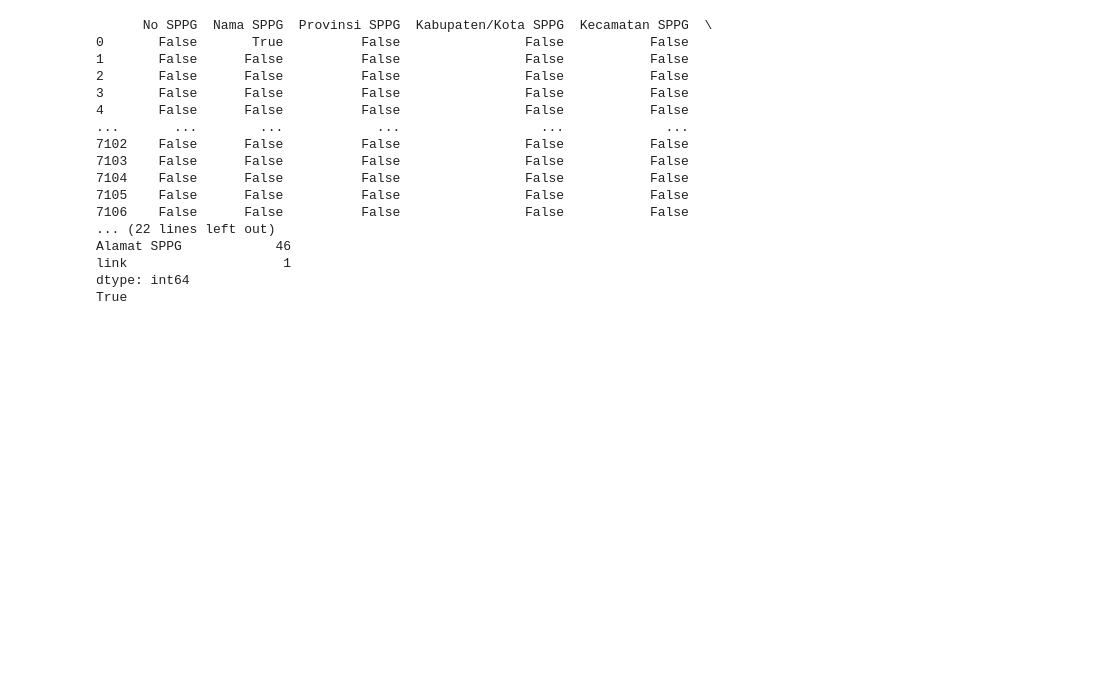
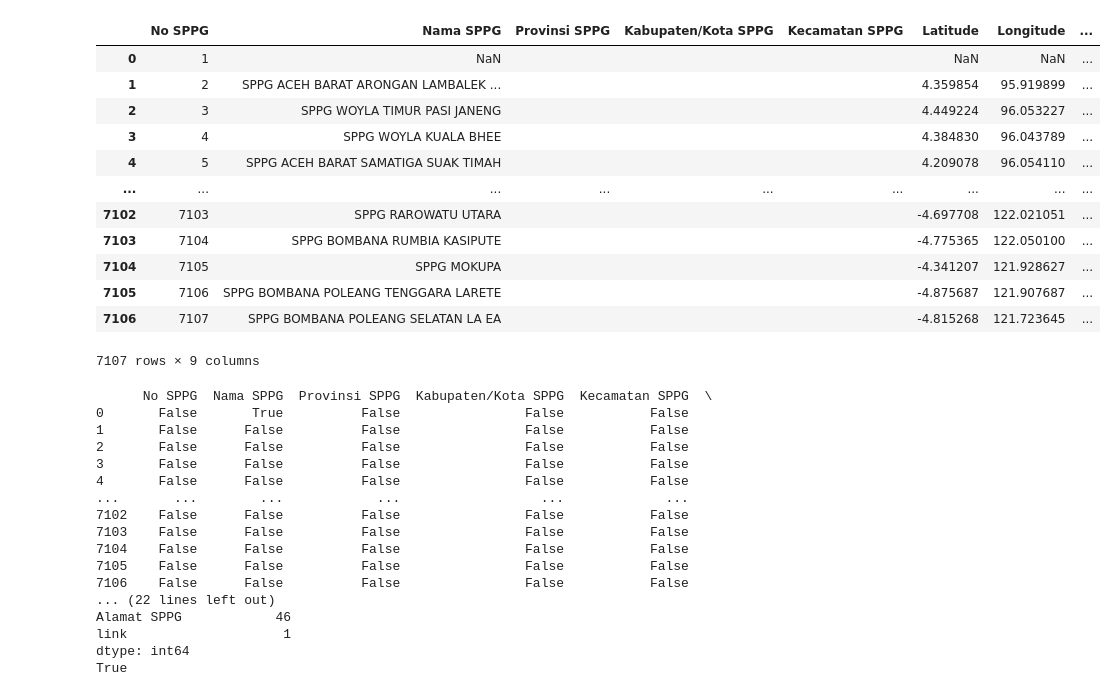
Before and after one commit to makinoharuy/cleansing_mapid, a Jupyter notebook: mapid_cleansingdata/cleansing_data.ipynb, the cells around one changed output. Drawn from its saved outputs; the diff is of its cells as text; code cells hidden in the pictures; blank space fills up the shorter version.

```diff
--- a/mapid_cleansingdata/cleansing_data.ipynb
+++ b/mapid_cleansingdata/cleansing_data.ipynb
@@ -36,28 +51,44 @@ baris awal: 7,107
 # %%
 df = df.rename(columns={
     'title':'Nama SPPG',
     'address':'Alamat SPPG',
     'latitude':'Latitude',
     'longitude':'Longitude',
     'link':'link',
 })
 
 
 df.insert(0, 'No SPPG', range(1, len(df)+1))
 
 for col in ['Provinsi SPPG','Kabupaten/Kota SPPG','Kecamatan SPPG']:
     if col not in df.columns:
         df[col] = ''
 
 
 
 final_column = ['No SPPG','Nama SPPG','Provinsi SPPG',
 
                'Kabupaten/Kota SPPG','Kecamatan SPPG',
 
                'Latitude','Longitude','Alamat SPPG','link']
 
 df = df[final_column]
+
+df
+# %% [output]
+|  | No SPPG | Nama SPPG | Provinsi SPPG | Kabupaten/Kota SPPG | Kecamatan SPPG | Latitude | Longitude | ... |
+| 0 | 1 | NaN |  |  |  | NaN | NaN | ... |
+| 1 | 2 | SPPG ACEH BARAT ARONGAN LAMBALEK ... |  |  |  | 4.359854 | 95.919899 | ... |
+| 2 | 3 | SPPG WOYLA TIMUR PASI JANENG |  |  |  | 4.449224 | 96.053227 | ... |
+| 3 | 4 | SPPG WOYLA KUALA BHEE |  |  |  | 4.384830 | 96.043789 | ... |
+| 4 | 5 | SPPG ACEH BARAT SAMATIGA SUAK TIMAH |  |  |  | 4.209078 | 96.054110 | ... |
+| ... | ... | ... | ... | ... | ... | ... | ... | ... |
+| 7102 | 7103 | SPPG RAROWATU UTARA |  |  |  | -4.697708 | 122.021051 | ... |
+| 7103 | 7104 | SPPG BOMBANA RUMBIA KASIPUTE |  |  |  | -4.775365 | 122.050100 | ... |
+| 7104 | 7105 | SPPG MOKUPA |  |  |  | -4.341207 | 121.928627 | ... |
+| 7105 | 7106 | SPPG BOMBANA POLEANG TENGGARA LARETE |  |  |  | -4.875687 | 121.907687 | ... |
+| 7106 | 7107 | SPPG BOMBANA POLEANG SELATAN LA EA |  |  |  | -4.815268 | 121.723645 | ... |
+7107 rows × 9 columns
 # %%
 print(df.isnull())
 print(df.isnull().sum())
```
Also changed, not shown: parts of 6 cells of this notebook, 2 other files.
